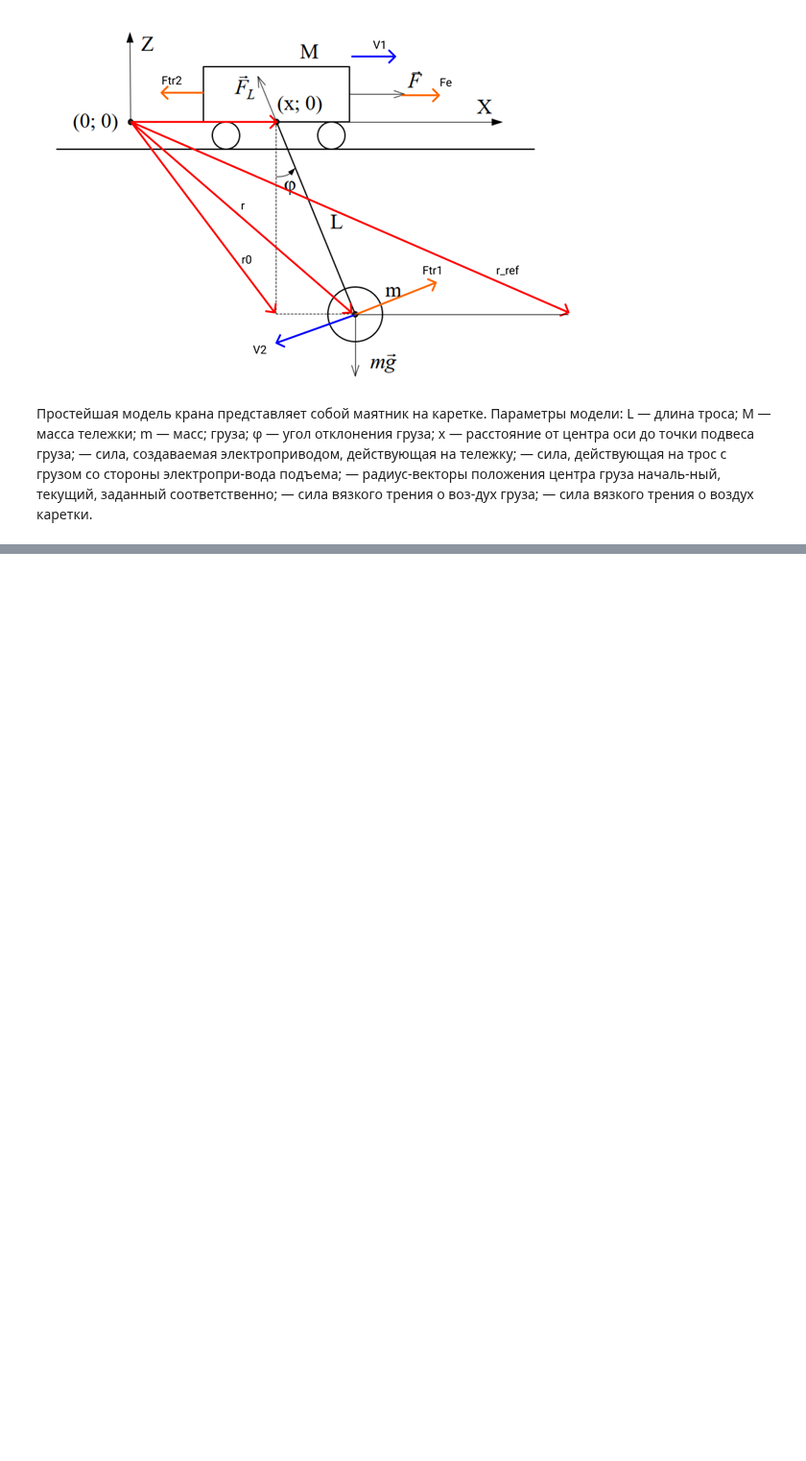
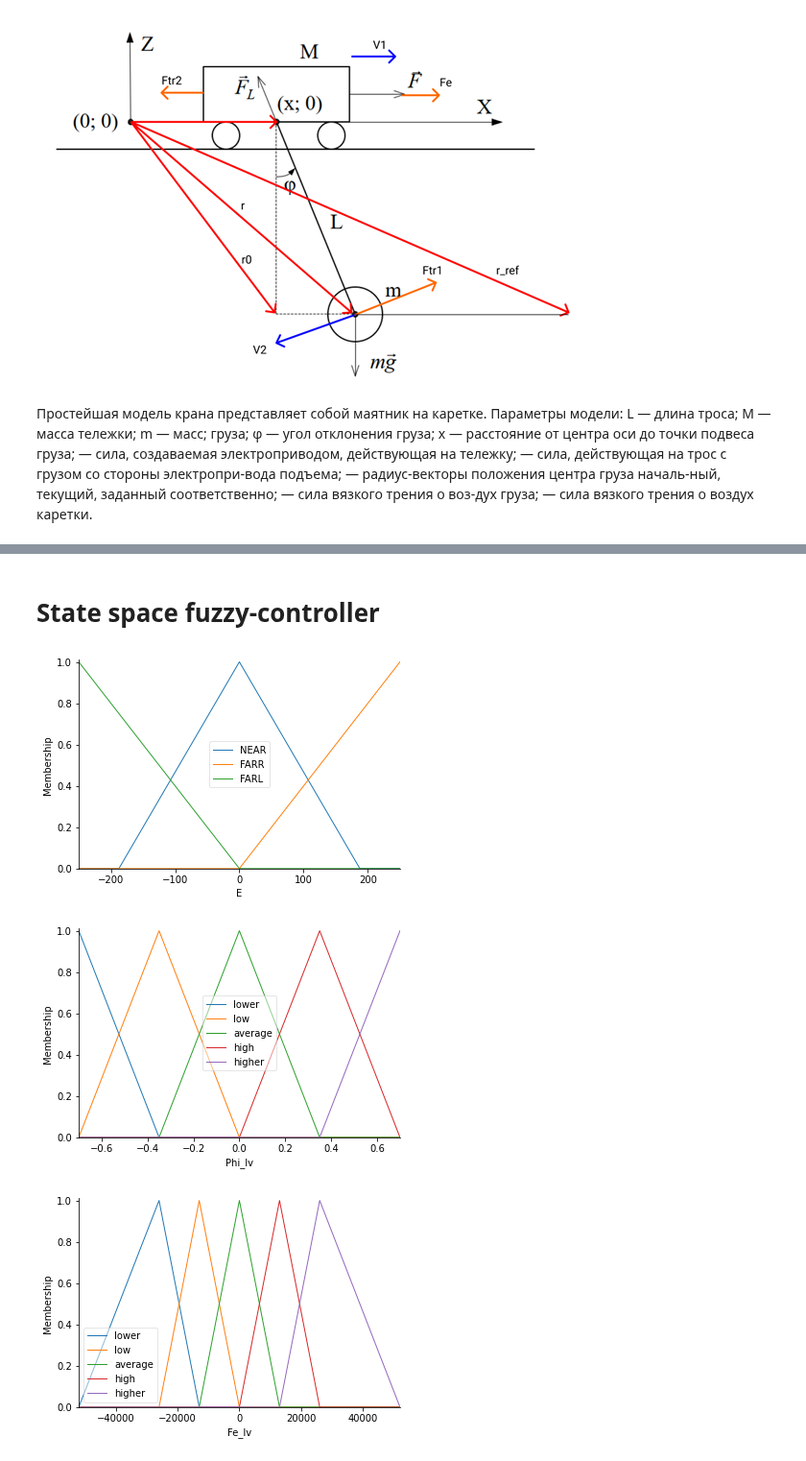
Before and after one commit to dvogureckiy99/Fuzzy, a Jupyter notebook: lab3.ipynb, the cells around one changed output, grey strips where cells are left out. Shown at 96% size. Saved outputs shown, nothing was run; the diff lists cells and outputs as text; code cells hidden in the pictures; blank space fills up the shorter version.

```diff
--- a/lab3.ipynb
+++ b/lab3.ipynb
@@ -267,6 +193,63 @@ def system_dynamic_plot(sys, t, y, u, t_start_input=0, x_ref=0, linetype='b-',
   plt.grid(color='0.5')
 
   return subplot_axes
+# %% [markdown]
+# State space fuzzy-controller
+# %%
+#Параметры моделирования системы
+x_zad=250 # in m
+
+#Сгенерировали нечёткую систему
+
+#Fuzzy regulator parameters init
+Fe_abs=5.2e4
+Fe_min=-Fe_abs
+Fe_max=Fe_abs
+
+# New Antecedent/Consequent objects hold universe variables and
+# continues membership functions
+N=1e3 # count of point for the universe
+E_delta=0.75 # coefficient of reflaction x coordinate from x_zad in x_zad percentage
+E = ctrl.Antecedent(np.linspace(-x_zad, x_zad, int(N+1)), 'E') # input in m with
+Phi_lv = ctrl.Antecedent(np.linspace(-40*math.pi/180, 40*math.pi/180, int(N+1)), 'Phi_lv') # in rad
+Fe_lv = ctrl.Consequent(np.linspace(Fe_min, Fe_max, int(N+1)), 'Fe_lv')
+
+# Custom membership functions can be built interactively with a familiar,
+# Pythonic API
+cuant = ['lower','low','average','high','higher']
+cuantE = ['NEAR','FARR','FARL']
+E[cuantE[0]] = fuzz.trimf(E.universe, [-E_delta*x_zad, 0, E_delta*x_zad])
+E[cuantE[1]] = fuzz.trimf(E.universe, [0,x_zad,x_zad])
+E[cuantE[2]] = fuzz.trimf(E.universe, [-x_zad,-x_zad,0])
+Fe_lv[cuant[0]] = fuzz.trimf(Fe_lv.universe, [Fe_min*1,Fe_min*0.5,Fe_min*0.25])
+Fe_lv[cuant[1]] = fuzz.trimf(Fe_lv.universe, [Fe_min*0.5,Fe_min*0.25,0])
+Fe_lv[cuant[2]] = fuzz.trimf(Fe_lv.universe, [Fe_min*0.25,0,Fe_max*0.25])
+Fe_lv[cuant[3]] = fuzz.trimf(Fe_lv.universe, [0,Fe_max*0.25,Fe_max*0.5])
+Fe_lv[cuant[4]] = fuzz.trimf(Fe_lv.universe, [Fe_max*0.25,Fe_max*0.5,Fe_max*1])
+# Auto-membership function population
+Phi_lv.automf(5,'cuant')
+
+E.view()
+Phi_lv.view()
+Fe_lv.view()
+
+#создание базы правил нечеткой системы
+#Fuzzy rules
+rule1 = ctrl.Rule(Phi_lv[cuant[0]] & E[cuantE[0]] , Fe_lv[cuant[0]])
+rule2 = ctrl.Rule(Phi_lv[cuant[1]] & E[cuantE[0]], Fe_lv[cuant[1]])
+rule3 = ctrl.Rule(Phi_lv[cuant[2]] & E[cuantE[0]], Fe_lv[cuant[2]])
+rule4 = ctrl.Rule(Phi_lv[cuant[3]] & E[cuantE[0]], Fe_lv[cuant[3]])
+rule5 = ctrl.Rule(Phi_lv[cuant[4]] & E[cuantE[0]], Fe_lv[cuant[4]])
+rule6 = ctrl.Rule(E[cuantE[1]], Fe_lv[cuant[4]])
+rule7 = ctrl.Rule(E[cuantE[2]], Fe_lv[cuant[0]])
+
+#Control System Creation
+sys_ctrl = ctrl.ControlSystem([rule1, rule2, rule3, rule4 , rule5, rule6, rule7])
+sys_sim = ctrl.ControlSystemSimulation(sys_ctrl)
+# %% [output]
+[figure, added]
+[figure, added]
+[figure, added]
 # %%
 #Input/ouput model for the object
 sys_object = ct.NonlinearIOSystem(port_crane_updfcn, port_crane_outfcn,
```
Also changed, not shown: parts of 17 cells of this notebook.
